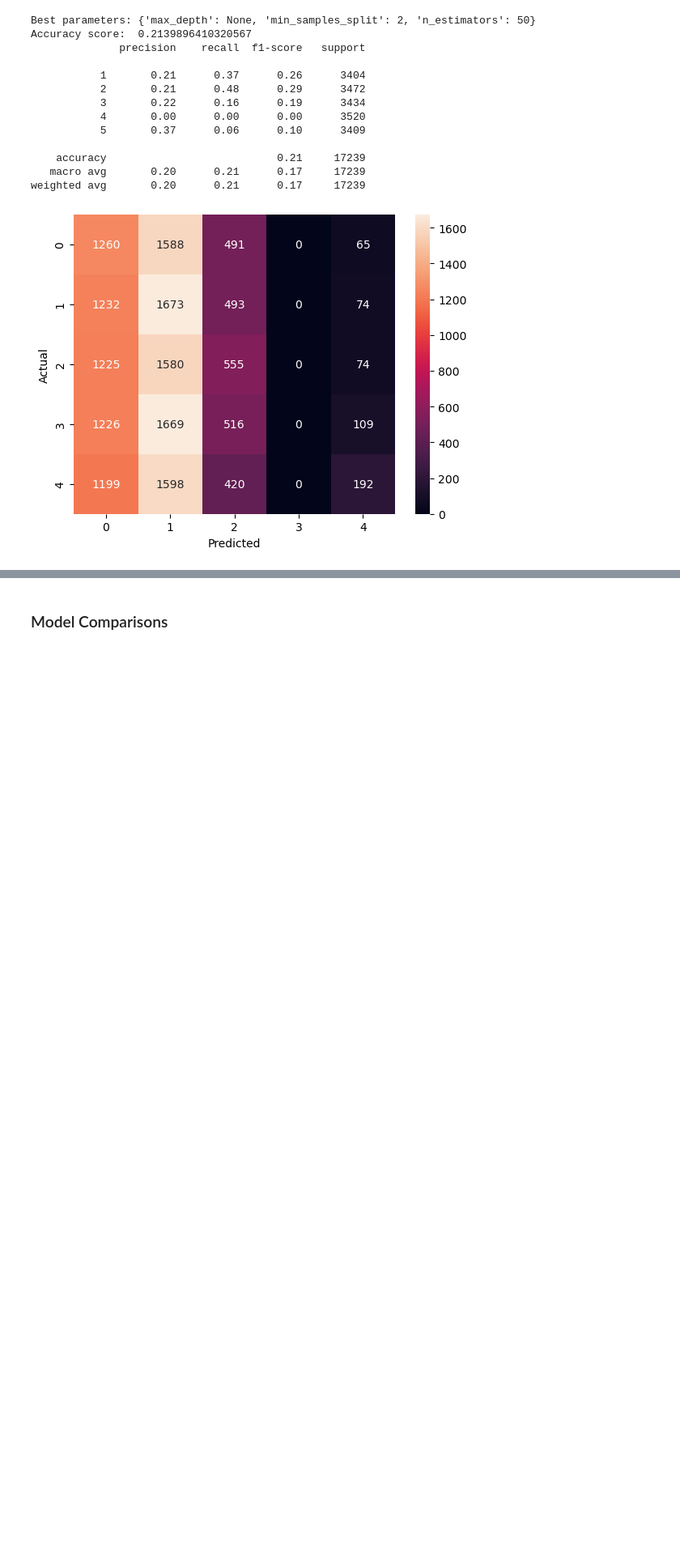
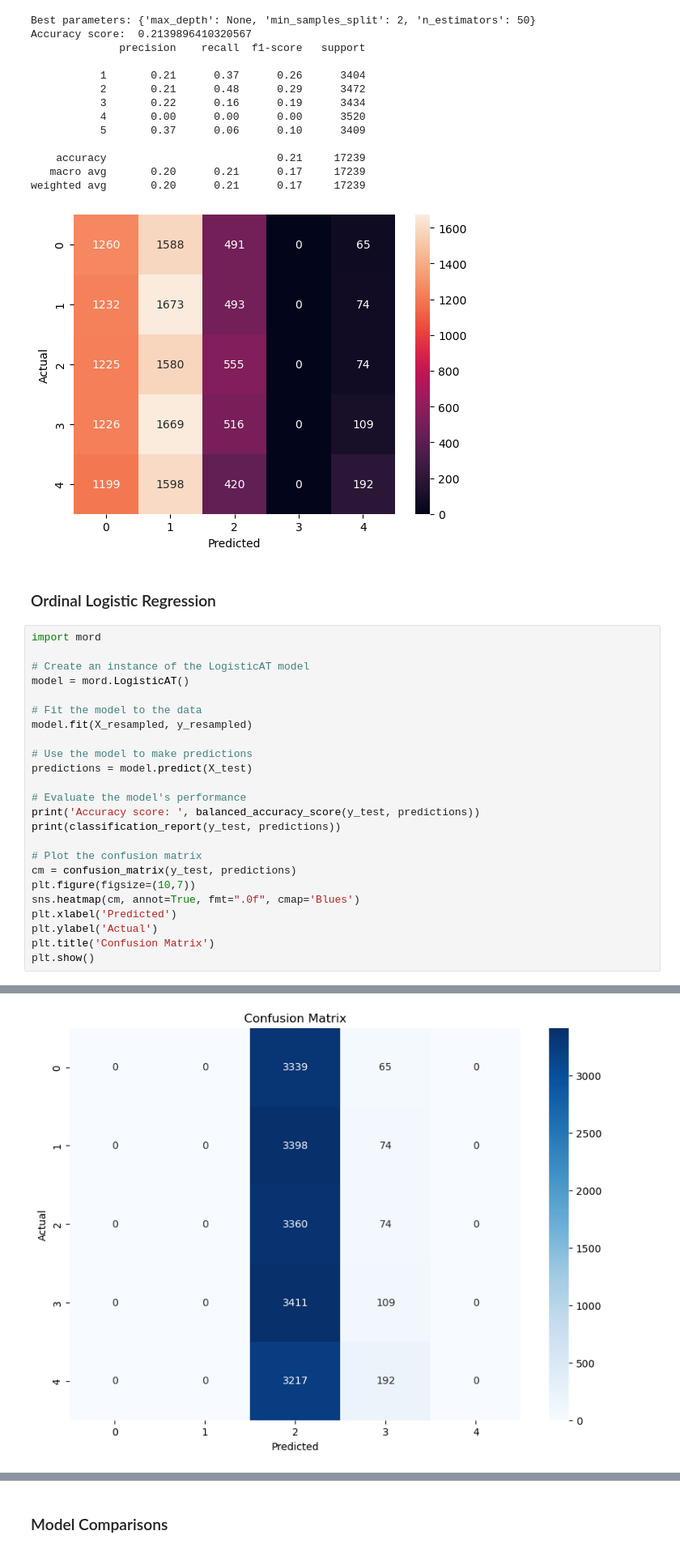
Before and after one commit to SkywingsWang/Masters-Degree-Dissertation, a Jupyter notebook: dissertation.ipynb, the cells around one changed output, grey strips where cells are left out. Shown at 81% size. Cells and saved outputs as stored; diff of their text form; blank space fills up the shorter version.

```diff
--- a/dissertation.ipynb
+++ b/dissertation.ipynb
@@ -670,3 +526,30 @@ Accuracy score:  0.2139896410320567
    macro avg       0.20      0.21      0.17     17239
 weighted avg       0.20      0.21      0.17     17239
 [figure]
+# %% [markdown]
+### Ordinal Logistic Regression
+# %%
+import mord
+
+# Create an instance of the LogisticAT model
+model = mord.LogisticAT()
+
+# Fit the model to the data
+model.fit(X_resampled, y_resampled)
+
+# Use the model to make predictions
+predictions = model.predict(X_test)
+
+# Evaluate the model's performance
+print('Accuracy score: ', balanced_accuracy_score(y_test, predictions))
+print(classification_report(y_test, predictions))
+
+# Plot the confusion matrix
+cm = confusion_matrix(y_test, predictions)
+plt.figure(figsize=(10,7))
+sns.heatmap(cm, annot=True, fmt=".0f", cmap='Blues')
+plt.xlabel('Predicted')
+plt.ylabel('Actual')
+plt.title('Confusion Matrix')
+plt.show()
+# %% [output]
@@ -672,0 +568 @@ weighted avg       0.20      0.21      0.17     17239
+[figure, added]
```
Also changed, not shown: parts of 17 cells of this notebook.
